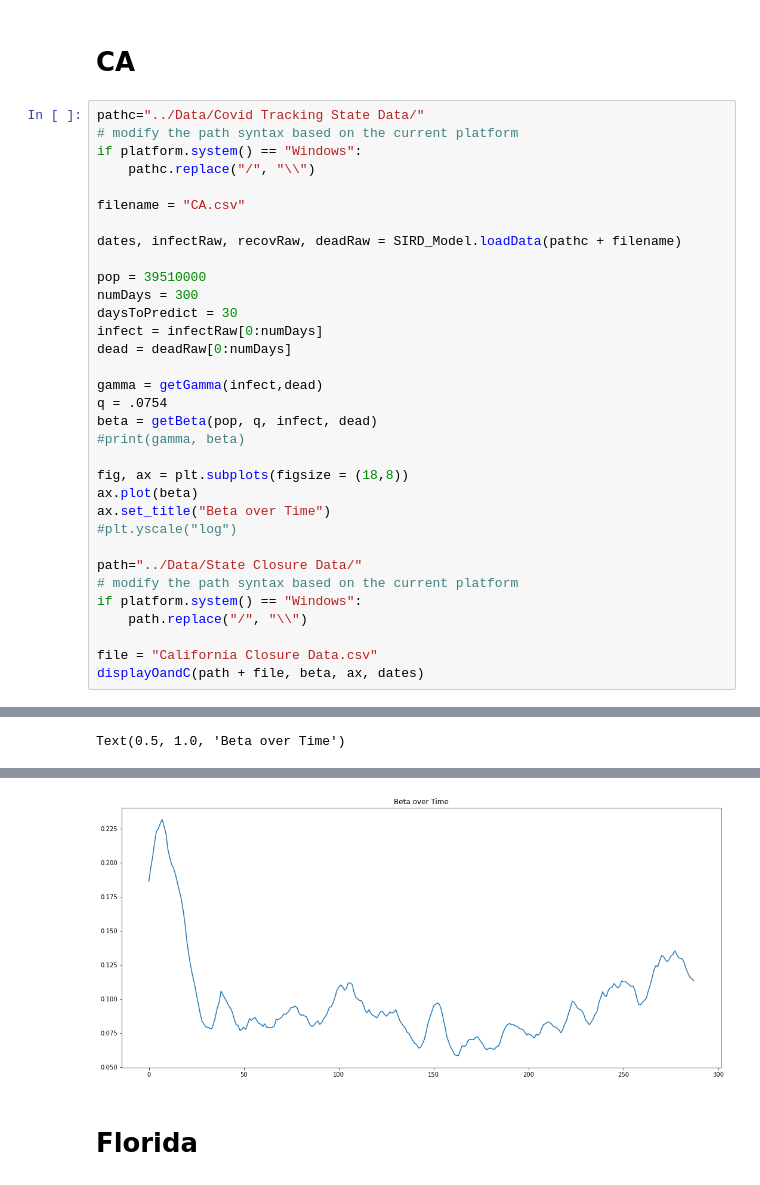
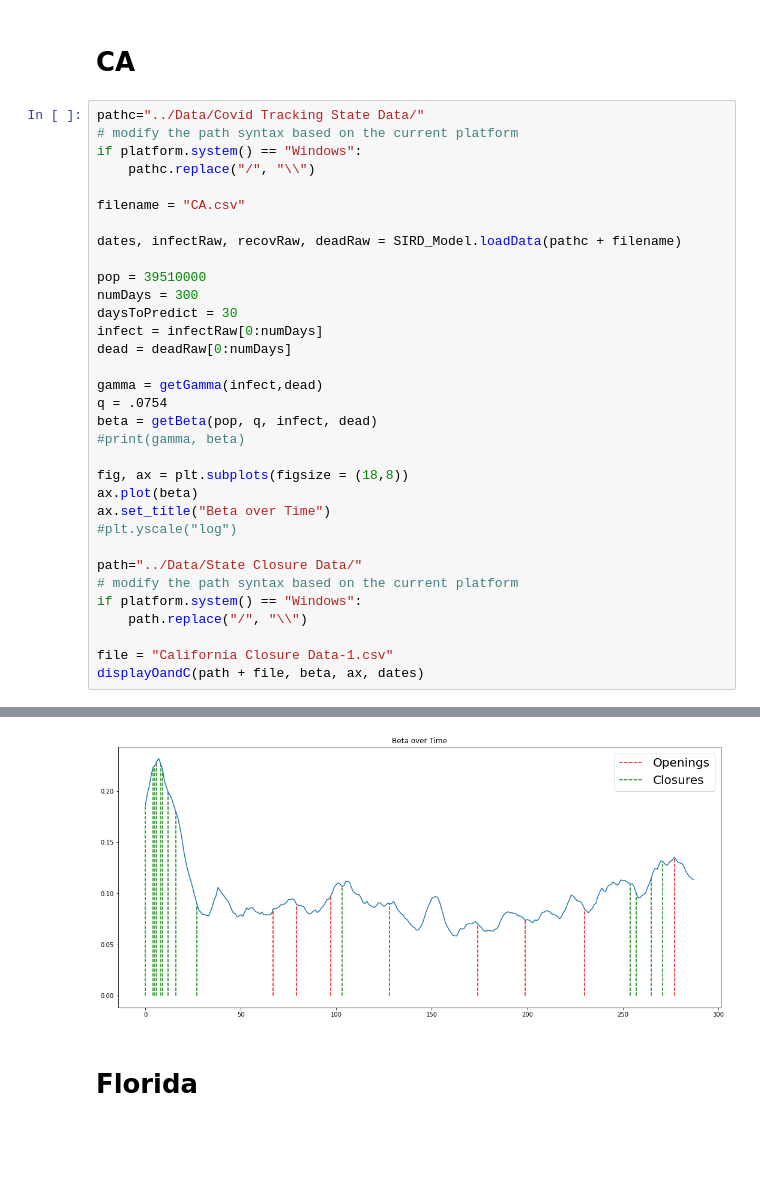
Before and after one commit to holiday-pettijohn/COVID-Tracking-Biola-Summer, a Jupyter notebook: Code/Beta Approximation.ipynb, the cells around one changed output, grey strips where cells are left out. Cells and saved outputs as stored; diff of their text form; blank space fills up the shorter version.

Commit message:
Fixed the data file

```diff
--- a/Code/Beta Approximation.ipynb
+++ b/Code/Beta Approximation.ipynb
@@ -252,6 +252,6 @@ path="../Data/State Closure Data/"
 if platform.system() == "Windows":
     path.replace("/", "\\")
 
-file = "California Closure Data.csv"
+file = "California Closure Data-1.csv"
 displayOandC(path + file, beta, ax, dates)
 # %% [output]
@@ -260,6 +258,5 @@ To use the future default and silence this warning we advise to pass `rcond=None
-Text(0.5, 1.0, 'Beta over Time')
 [figure]
-[figure, old version]
+[figure, new version]
 # %% [markdown]
 # Florida
 # %%
```
Also changed, not shown: parts of 1 cell of this notebook, 1 other file.
